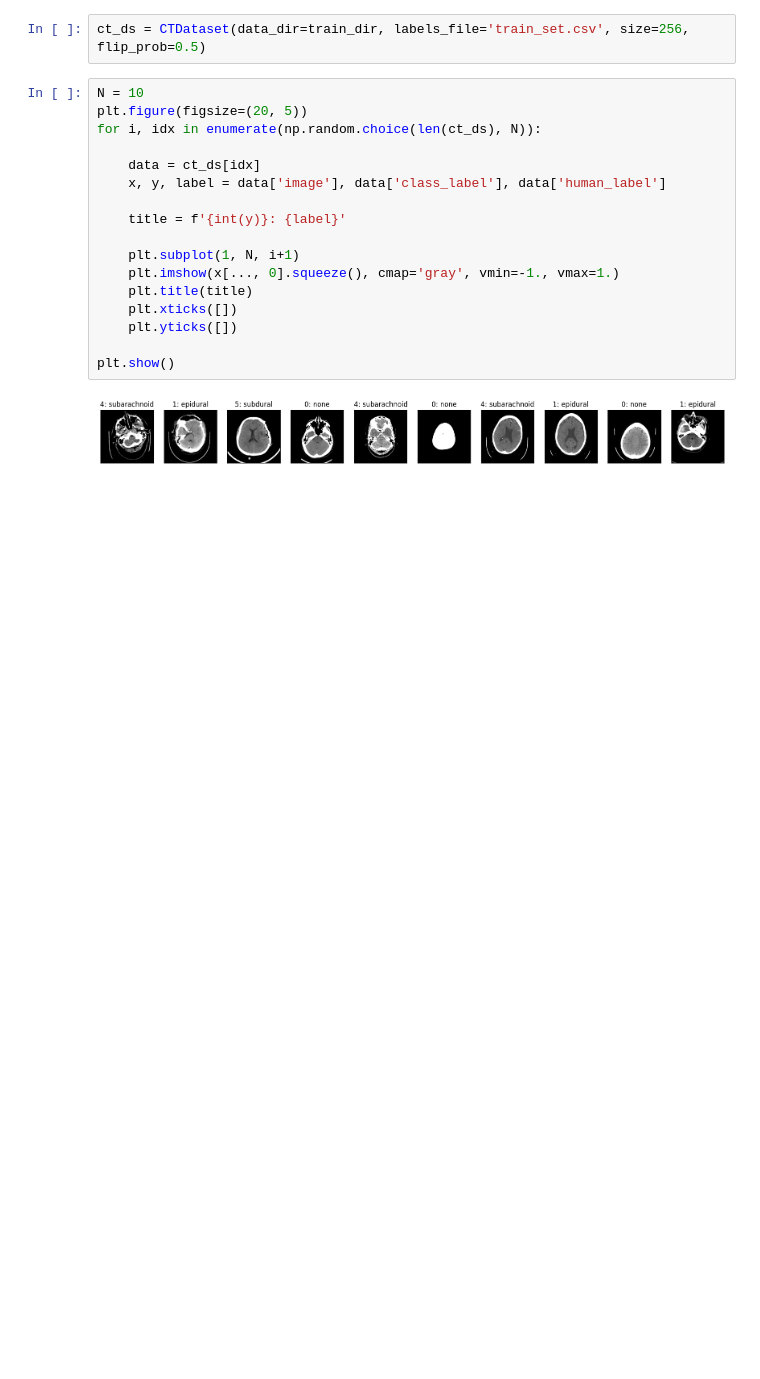
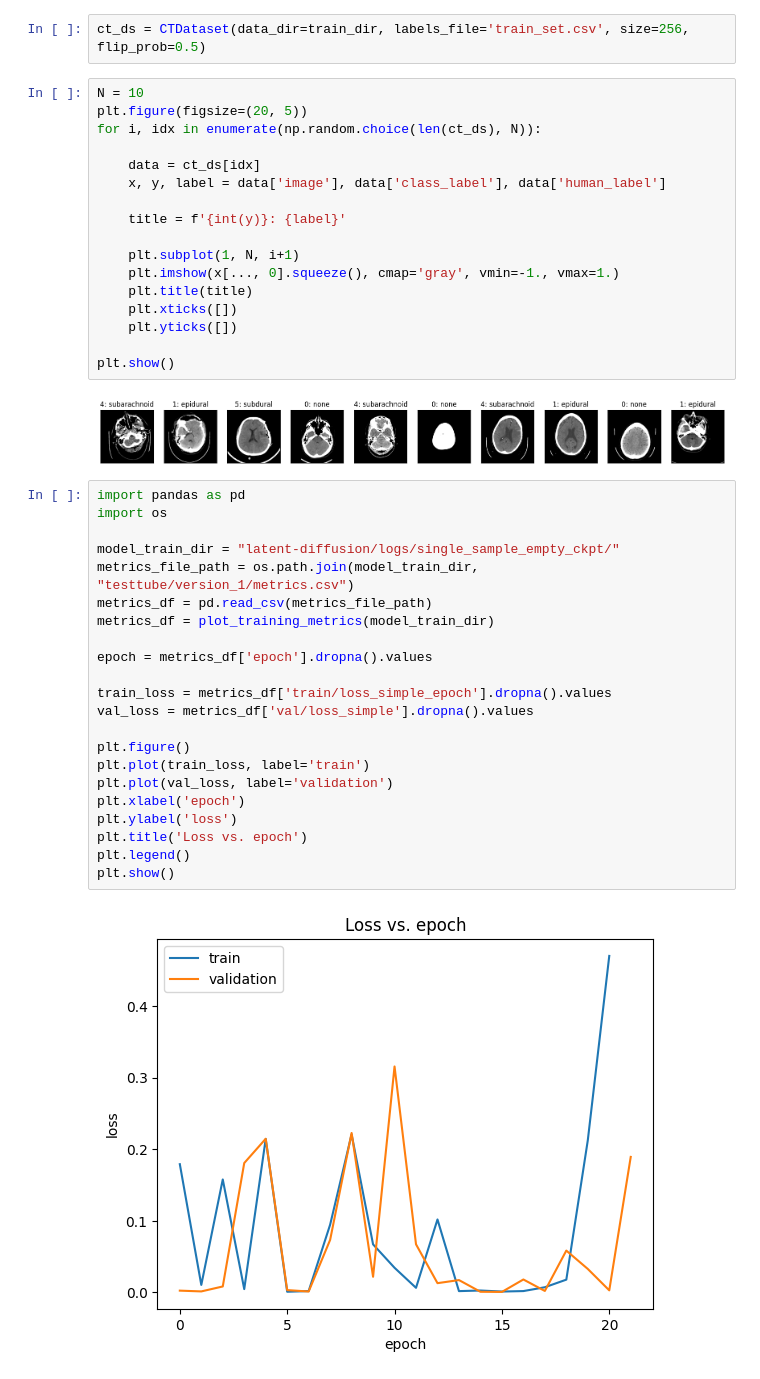
Before and after one commit to talg2324/deep-learning-course, a Jupyter notebook: Project/ct_rsna_checker.ipynb, the cells around one changed output. Saved outputs shown, nothing was run; the diff lists cells and outputs as text; blank space fills up the shorter version.

Commit message:
add viewing on metrics df - initial...

```diff
--- a/Project/ct_rsna_checker.ipynb
+++ b/Project/ct_rsna_checker.ipynb
@@ -31,3 +31,27 @@ for i, idx in enumerate(np.random.choice(len(ct_ds), N)):
 plt.show()
 # %% [output]
 [figure]
+# %%
+import pandas as pd
+import os
+
+model_train_dir = "latent-diffusion/logs/single_sample_empty_ckpt/"
+metrics_file_path = os.path.join(model_train_dir, "testtube/version_1/metrics.csv")
+metrics_df = pd.read_csv(metrics_file_path)
+metrics_df = plot_training_metrics(model_train_dir)
+
+epoch = metrics_df['epoch'].dropna().values
+
+train_loss = metrics_df['train/loss_simple_epoch'].dropna().values
+val_loss = metrics_df['val/loss_simple'].dropna().values
+
+plt.figure()
+plt.plot(train_loss, label='train')
+plt.plot(val_loss, label='validation')
+plt.xlabel('epoch')
+plt.ylabel('loss')
+plt.title('Loss vs. epoch')
+plt.legend()
+plt.show()
+# %% [output]
+[figure, added]
```
Also changed, not shown: parts of 1 cell of this notebook.
